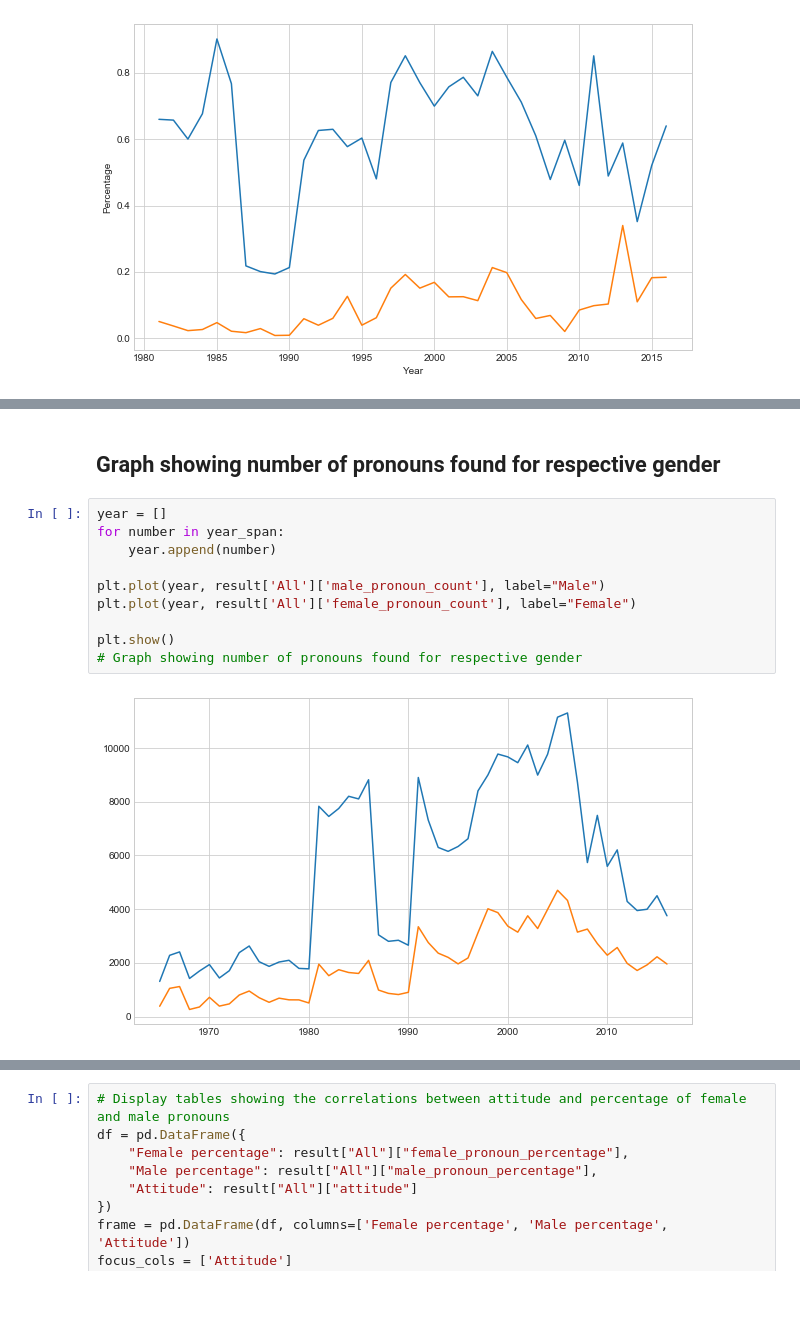
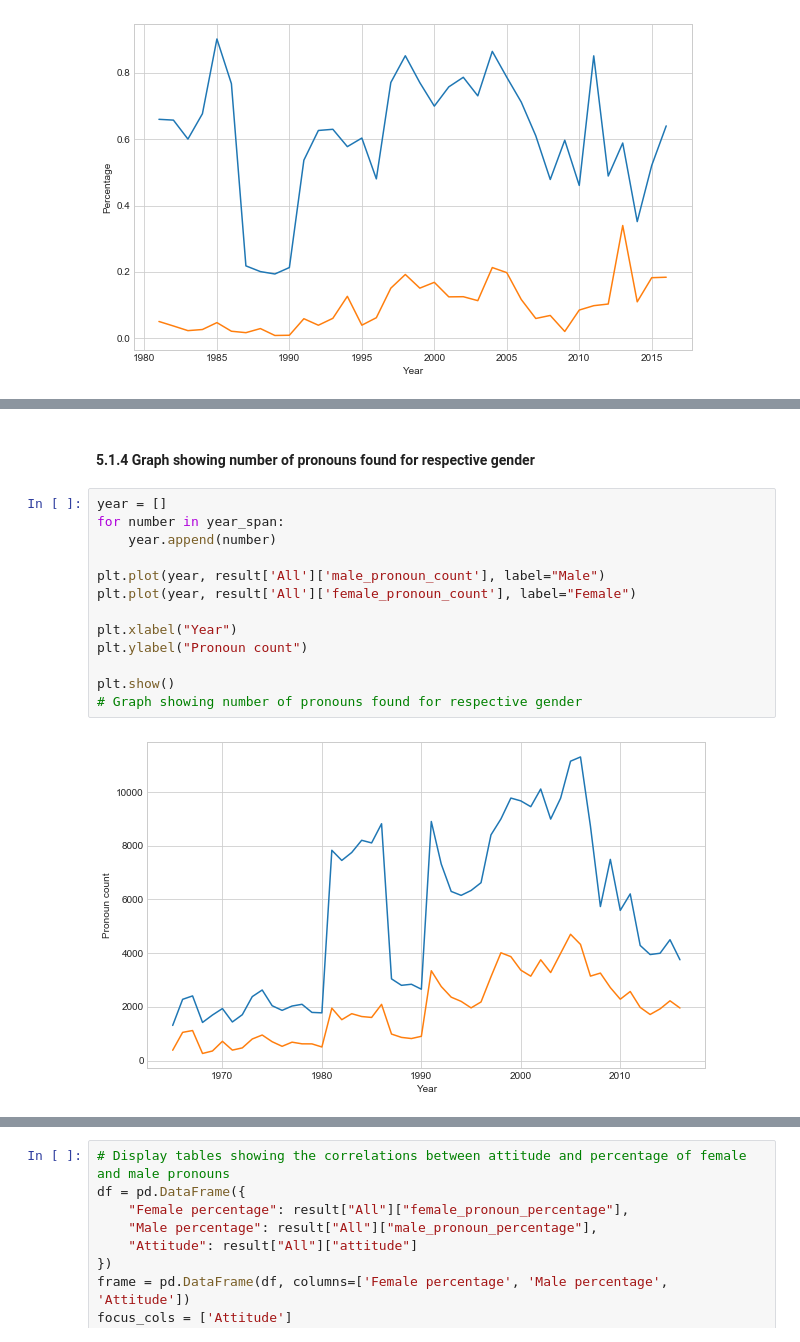
Before and after one commit to thejool/dataminingproject, a Jupyter notebook: Data-Mining-Project-latest.ipynb, the cells around one changed output, grey strips where cells are left out. Drawn from its saved outputs; the diff is of its cells as text; blank space fills up the shorter version.

```diff
--- a/Data-Mining-Project-latest.ipynb
+++ b/Data-Mining-Project-latest.ipynb
@@ -560,14 +559,17 @@ plt.show()
 # %% [markdown]
-## Graph showing number of pronouns found for respective gender
+#### 5.1.4 Graph showing number of pronouns found for respective gender
 # %%
 year = []
 for number in year_span:
     year.append(number)
 
 plt.plot(year, result['All']['male_pronoun_count'], label="Male")
 plt.plot(year, result['All']['female_pronoun_count'], label="Female")
 
+plt.xlabel("Year")
+plt.ylabel("Pronoun count")
+
 plt.show()
 # Graph showing number of pronouns found for respective gender
 # %% [output]
-[figure, old version]
+[figure, new version]
```
Also changed, not shown: parts of 24 cells of this notebook.
